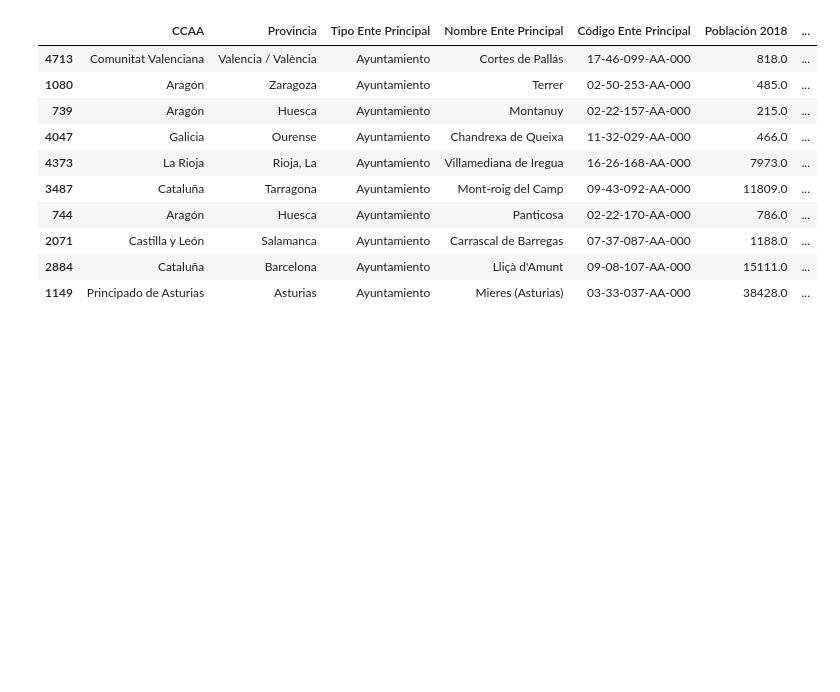
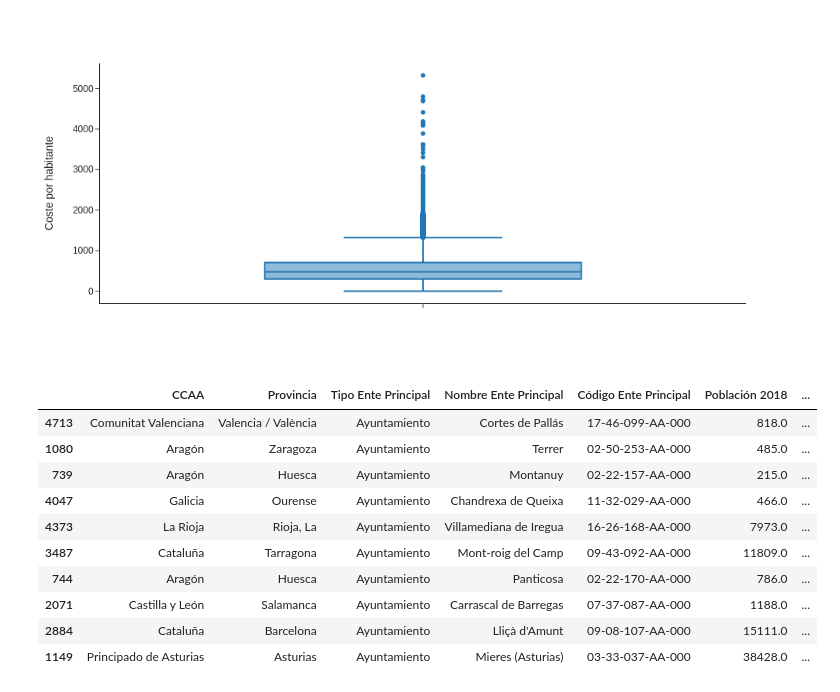
Before and after one commit to carpiero/DataTown, a Jupyter notebook: notebooks/Notebook_005.ipynb, the cells around one changed output. Drawn from its saved outputs; the diff is of its cells as text; code cells hidden in the pictures; blank space fills up the shorter version.

```diff
--- a/notebooks/Notebook_005.ipynb
+++ b/notebooks/Notebook_005.ipynb
@@ -65,0 +46,6 @@ Index(['CCAA', 'Provincia', 'Tipo Ente Principal', 'Nombre Ente Principal',
+# %%
+df_final_pob_round = df_final_pob[['PC_TOTAL','codigo_geo','CCAA', 'Provincia', 'Nombre Ente Principal','Población 2018']]
+df_final_pob_round['Población'] = df_final_pob_round['Población 2018']
+df_final_pob_round['PC_TOTAL'] = round(df_final_pob_round['PC_TOTAL'],)
+
+df_final_pob_round
@@ -66,3 +81,14 @@ Index(['CCAA', 'Provincia', 'Tipo Ente Principal', 'Nombre Ente Principal',
+# %%
+df = df_final_pob_round
+listi=['ggplot2', 'seaborn', 'simple_white', 'plotly',
+         'plotly_white', 'plotly_dark', 'presentation', 'xgridoff',
+         'ygridoff', 'gridon', 'none']
+fig = px.box(df , y='PC_TOTAL',points='suspectedoutliers',labels={'PC_TOTAL': 'Coste por habitante'} ,
+                                       hover_name='Nombre Ente Principal' , hover_data={'Población': ':,' ,
+                                                                                        'PC_TOTAL': ":,€"},template=listi[2])
+fig
+# %% [output]
+[figure, added]
 # %%
 top=df_final_pob[['CCAA', 'Provincia', 'Tipo Ente Principal', 'Nombre Ente Principal',
        'Código Ente Principal', 'Población 2018', 'TOTAL',
```
Also changed, not shown: parts of 13 cells of this notebook, 6 other files.
